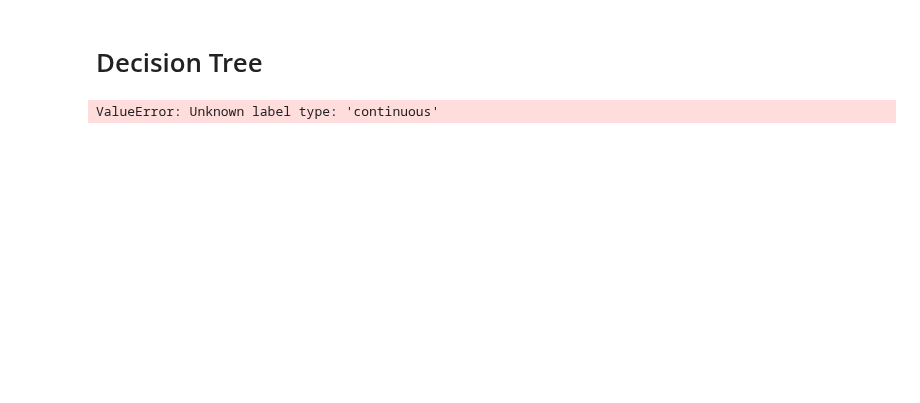
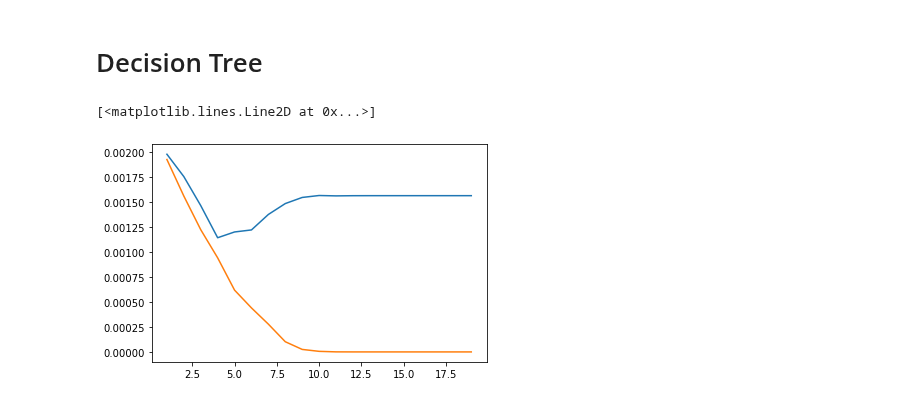
Before and after one commit to eoydvin/FYS-STK4155, a Jupyter notebook: Project_3/Regression_Radar_Image.ipynb, the cells around one changed output. Cells and saved outputs as stored; diff of their text form; code cells hidden in the pictures; blank space fills up the shorter version.

```diff
--- a/Project_3/Regression_Radar_Image.ipynb
+++ b/Project_3/Regression_Radar_Image.ipynb
@@ -208,12 +201,12 @@ for layer in range(len(hidden_layers)):
 # Decision Tree
 # %%
 from sklearn.model_selection import train_test_split
-from sklearn.tree import DecisionTreeClassifier
+from sklearn.tree import DecisionTreeRegressor
 from sklearn.metrics import mean_squared_error
 
-leafs_max = 8
-train_mse_dt = np.zeros([ leafs_max ])
-test_mse_dt = np.zeros([ leafs_max ])
+leafs_list = np.arange(1, 20, 1)
+train_mse_dt = np.zeros( leafs_list.shape )
+test_mse_dt = np.zeros( leafs_list.shape )
 
 z = dBZ_radar
 x = np.arange(z.shape[1])
@@ -221,16 +214,16 @@ y = np.arange(z.shape[0])
 x, y = np.meshgrid(x, y)
 
 # scale data
-x =  x - np.mean(x)
-y =  y - np.mean(y)
-z =  z - np.mean(z)
+x = ( x - np.mean(x) ) / np.var(x)
+y = ( y - np.mean(y) ) / np.var(y)
+z = ( z - np.mean(z) ) / np.var(z)
 
 k_folds = 7
 xyz_shuffle = np.hstack([x.reshape(-1,1), y.reshape(-1,1), z.reshape(-1,1)])
 np.random.shuffle(xyz_shuffle) # shuffle along axis 0
 xyz_folds = np.array_split(xyz_shuffle, k_folds)
 
-for leafs in tqdm.tqdm(range(0, leafs_max) ):
+for leafs in tqdm.tqdm( range(len(leafs_list )) ):
     MSE_test = []
     MSE_train = []
     for k in range(k_folds):
@@ -243,25 +236,20 @@ for leafs in tqdm.tqdm(range(0, leafs_max) ):
         xy_test = xyz_test[:, 0:2]
         z_test = xyz_test[:, 2].reshape(-1, 1)
 
-        clf1 = DecisionTreeClassifier(min_samples_leaf=leafs, random_state=42)
+        clf1 = DecisionTreeRegressor(max_depth=leafs_list[leafs], random_state=42)
         clf1.fit(xy_train, z_train)
 
         skl_predict_test = clf1.predict(xy_test)
         skl_predict_train = clf1.predict(xy_train)
+
         MSE_test.append( mean_squared_error(z_test.ravel(), skl_predict_test ) )
         MSE_train.append( mean_squared_error(z_train.ravel(), skl_predict_train ) )
 
     train_mse_dt[leafs] = np.mean(MSE_train)
     test_mse_dt[leafs] = np.mean(MSE_test)
-# %% [output]
-ValueError: Unknown label type: 'continuous'
 # %%
-for leaf in range(0, leafs_max):
-    fig, ax = plt.subplots(figsize = (10, 10))
-    sns.heatmap(test_mse_dt[leaf, :, :], annot=True, ax=ax, cmap="viridis")
-    ax.set_title("SGD - Training Accuracy")
-    ax.set_ylabel("$\eta$ l - Learning rate")
-    ax.set_xlabel("$\lambda$ - Regularization")
-    ax.set_xticklabels(["{0:0.2f}".format(i) for i in regularization] )
-    ax.set_yticklabels(["{0:0.5f}".format(i) for i in learning_rate] )
-    plt.show()
+plt.plot(leafs_list, test_mse_dt)
+plt.plot(leafs_list, train_mse_dt)
+# %% [output]
+[<matplotlib.lines.Line2D at 0x...>]
+[figure, added]
```
Also changed, not shown: parts of 10 cells of this notebook, 4 other files.
